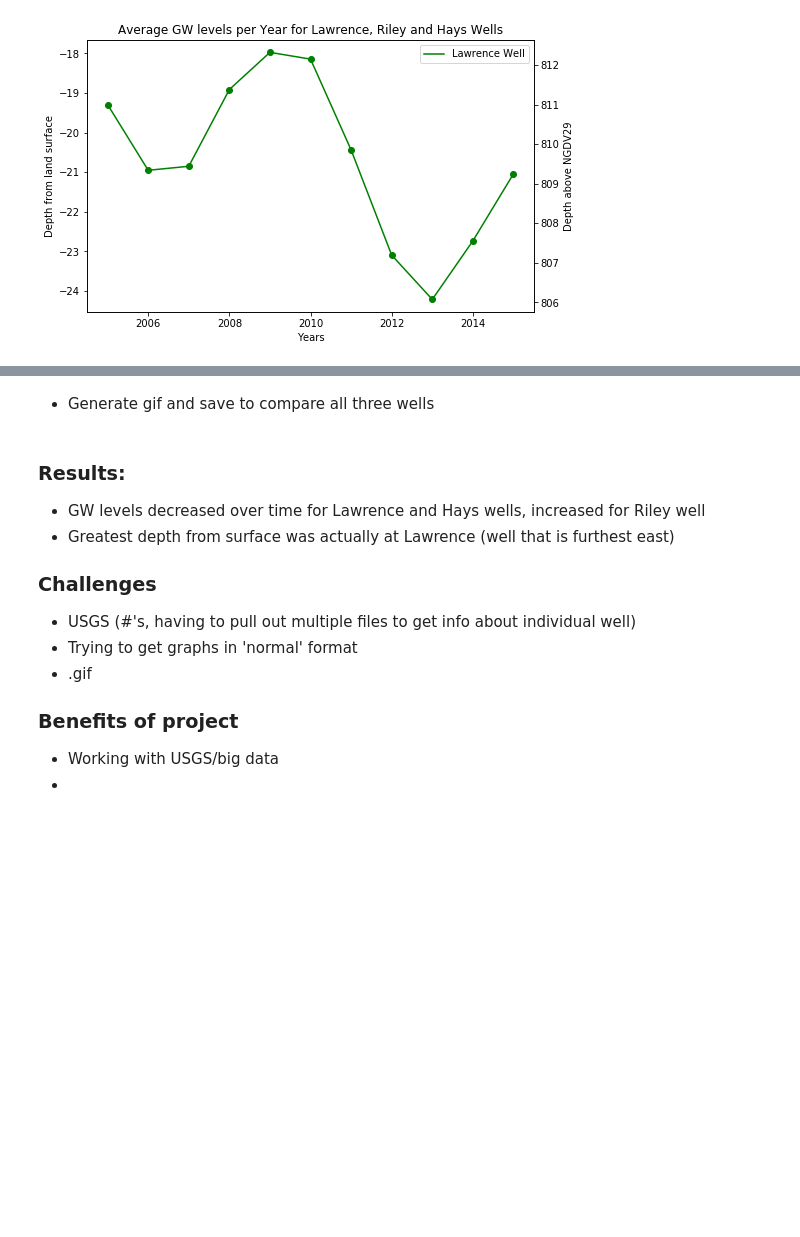
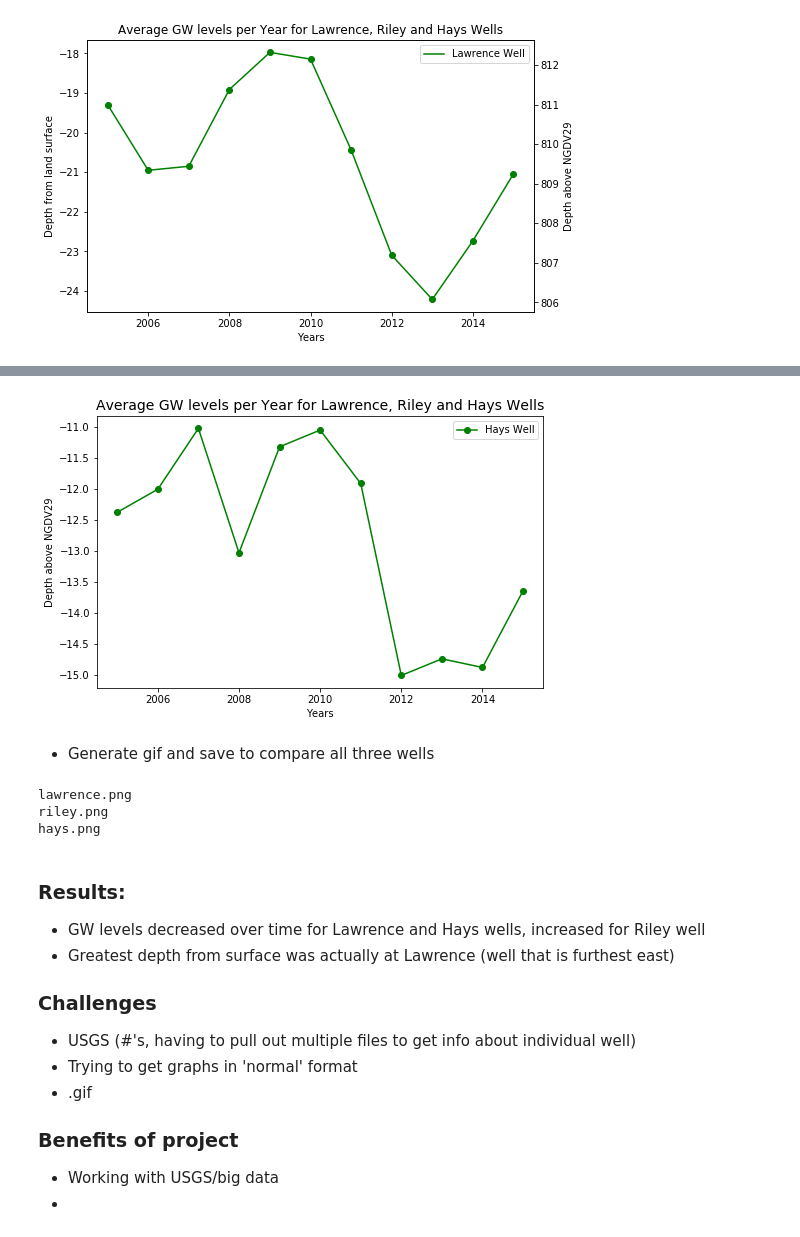
Before and after one commit to brewaterman/GroundwaterVariation, a Jupyter notebook: finalpres-Copy2.ipynb, the cells around one changed output, grey strips where cells are left out. Cells and saved outputs as stored; diff of their text form; code cells hidden in the pictures; blank space fills up the shorter version.

```diff
--- a/finalpres-Copy2.ipynb
+++ b/finalpres-Copy2.ipynb
@@ -319,19 +316,19 @@ plt.show()
 # %%
 plt.figure(figsize =(8,5))
 
-plt.plot(df_final['Years'],df_final['alt_va'], '--k', label ="Surface elev.")
-plt.plot(df_final['Years'],df_final['sl_lev_va'], '-go', label ="Hays Well")
+#plt.plot(df_final['Years'],df_final['alt_va'], '--k', label ="Surface elev.")
+plt.plot(df_final['Years'],df_final['depth_va_from_surface'], '-go', label ="Hays Well")
 
 
 plt.legend(loc = 'best')
-plt.legend(('Well surface elev.', 'Hays Well'),
-           shadow=True, loc=(0.01, 0.48), handlelength=1.5, fontsize=12)
 plt.xlabel("Years")
 plt.ylabel("Depth above NGDV29")
 
 plt.title("Average GW levels per Year for Lawrence, Riley and Hays Wells", fontsize= 14)
 plt.savefig('hays.png')
 plt.show()
+# %% [output]
+[figure, added]
 # %% [markdown]
 * Generate gif and save to compare all three wells
 # %%
@@ -346,7 +343,11 @@ imgFiles = []
 for file in glob.glob("*.png"):
     print(file)
     imgFiles.append(imageio.imread(file))
-imageio.mimsave('gwvariation.gif', imgFiles, duration = .75)
+imageio.mimsave('gwvariation2.gif', imgFiles, duration = .75)
+# %% [output]
+lawrence.png
+riley.png
+hays.png
 # %% [markdown]
 ### Results:
 
```
Also changed, not shown: parts of 4 cells of this notebook, 7 other files.
